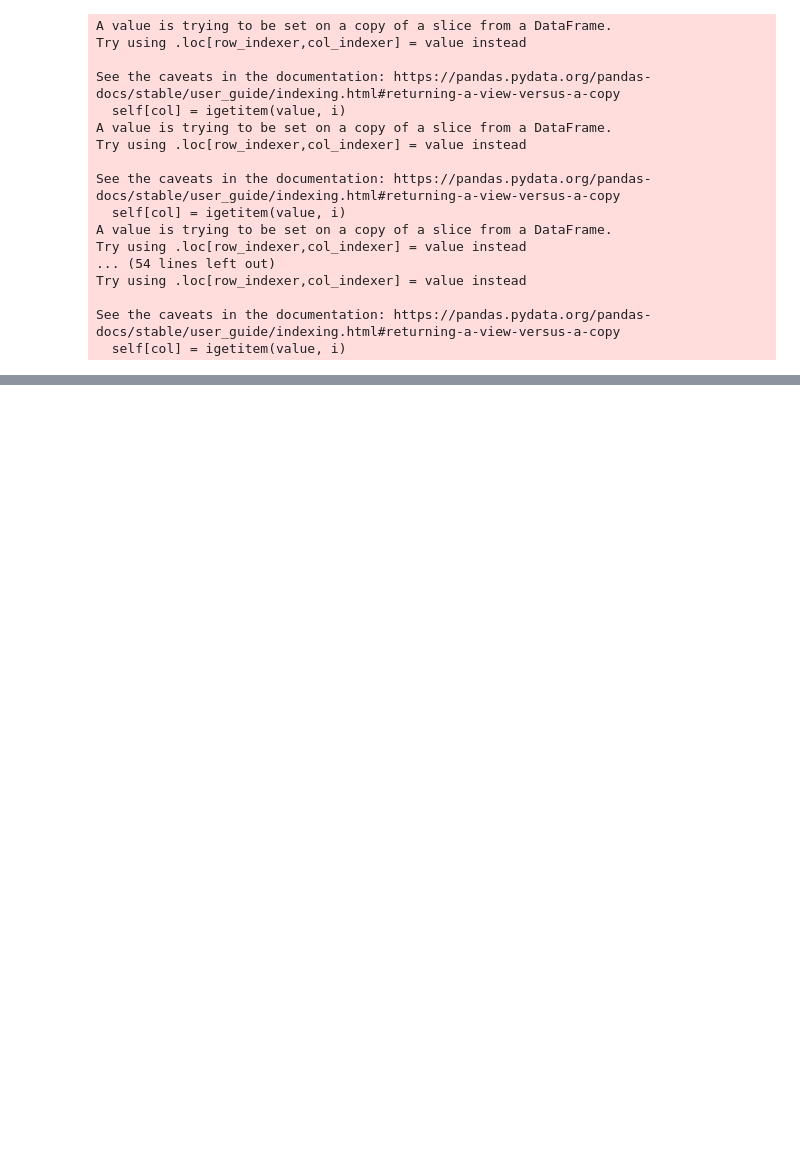
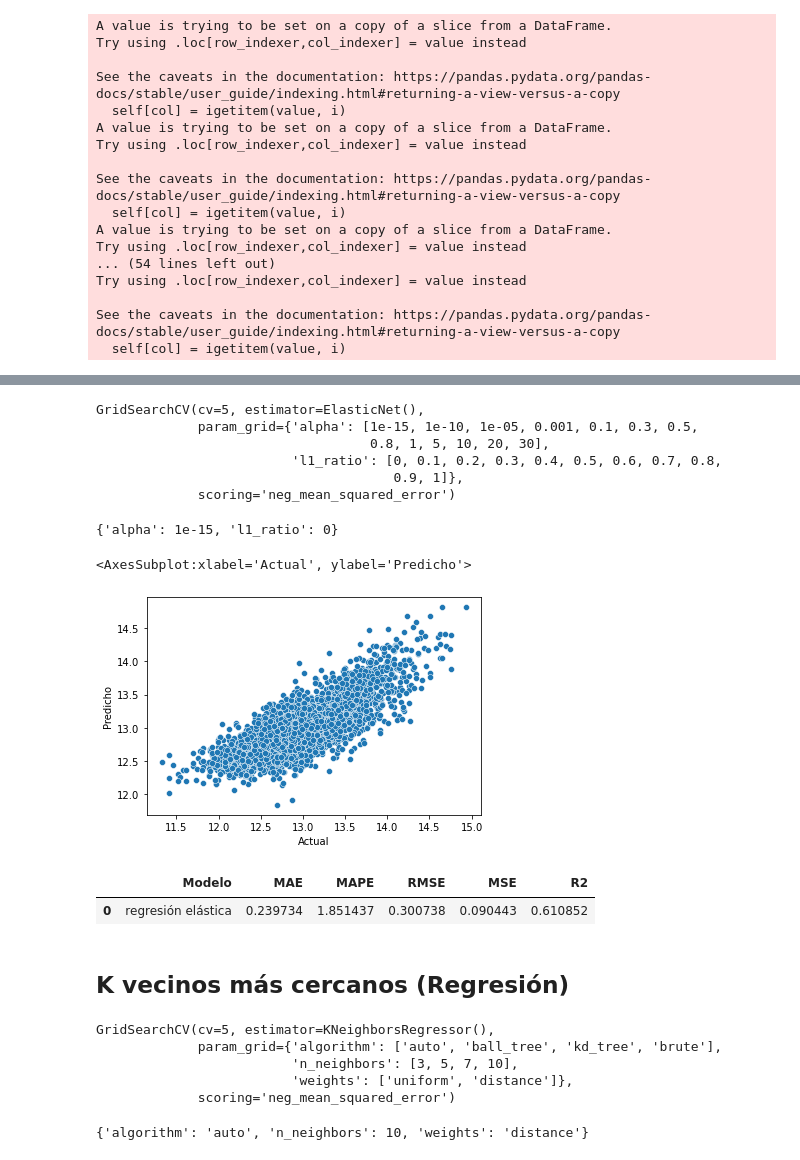
Before and after one commit to William-Roldan/Diplomado_Ciencia_de_datos, a Jupyter notebook: Note book/Primeros pasos, Machine learning.ipynb, the cells around one changed output, grey strips where cells are left out. Drawn from its saved outputs; the diff is of its cells as text; code cells hidden in the pictures; blank space fills up the shorter version.

```diff
--- a/Note book/Primeros pasos, Machine learning.ipynb
+++ b/Note book/Primeros pasos, Machine learning.ipynb
@@ -270,0 +425,51 @@ X_test.head()
+# %%
+params = {
+    'alpha':[1e-15,1e-10,1e-5,1e-3,0.1, 0.3, 0.5, 0.8,1,5,10,20,30],
+    'l1_ratio':[0,0.1,0.2,0.3,0.4,0.5,0.6,0.7,0.8,0.9,1]}
+elastic = ElasticNet()
+elastic_net = GridSearchCV(elastic, params,scoring ='neg_mean_squared_error' , cv = 5)
+elastic_net.fit(X,y)
+# %% [output]
+GridSearchCV(cv=5, estimator=ElasticNet(),
+             param_grid={'alpha': [1e-15, 1e-10, 1e-05, 0.001, 0.1, 0.3, 0.5,
+                                   0.8, 1, 5, 10, 20, 30],
+                         'l1_ratio': [0, 0.1, 0.2, 0.3, 0.4, 0.5, 0.6, 0.7, 0.8,
+                                      0.9, 1]},
+             scoring='neg_mean_squared_error')
+# %%
+print(elastic_net.best_params_)
+# %% [output]
+{'alpha': 1e-15, 'l1_ratio': 0}
+# %%
+modelo_elastico = ElasticNet(alpha = 1e-05, l1_ratio = 1).fit(X_train,y_train)
+y_ajustado = modelo_elastico.predict(X_test)
+# %%
+df = pd.DataFrame({'Actual': np.log1p(y_test), 'Predicho': y_ajustado})
+sns.scatterplot(x = 'Actual', y = 'Predicho', data = df)
+# %% [output]
+<AxesSubplot:xlabel='Actual', ylabel='Predicho'>
+[figure, added]
+# %%
+metricas('regresión elástica', np.log1p( y_test ),y_ajustado)
+# %% [output]
+|  | Modelo | MAE | MAPE | RMSE | MSE | R2 |
+| 0 | regresión elástica | 0.239734 | 1.851437 | 0.300738 | 0.090443 | 0.610852 |
+# %% [markdown]
+## K vecinos más cercanos (Regresión)
+# %%
+params ={'n_neighbors':[3,5,7,10],
+        'weights':['uniform', 'distance'],
+        'algorithm':['auto', 'ball_tree', 'kd_tree', 'brute']}
+kvecinos = KNeighborsRegressor()
+modelo_kvecinos = GridSearchCV(kvecinos, params,scoring ='neg_mean_squared_error' , cv = 5)
+modelo_kvecinos.fit(X,y)
+# %% [output]
+GridSearchCV(cv=5, estimator=KNeighborsRegressor(),
+             param_grid={'algorithm': ['auto', 'ball_tree', 'kd_tree', 'brute'],
+                         'n_neighbors': [3, 5, 7, 10],
+                         'weights': ['uniform', 'distance']},
+             scoring='neg_mean_squared_error')
+# %%
+modelo_kvecinos.best_params_
+# %% [output]
+{'algorithm': 'auto', 'n_neighbors': 10, 'weights': 'distance'}
```
Also changed, not shown: parts of 84 cells of this notebook, 9 other files.
